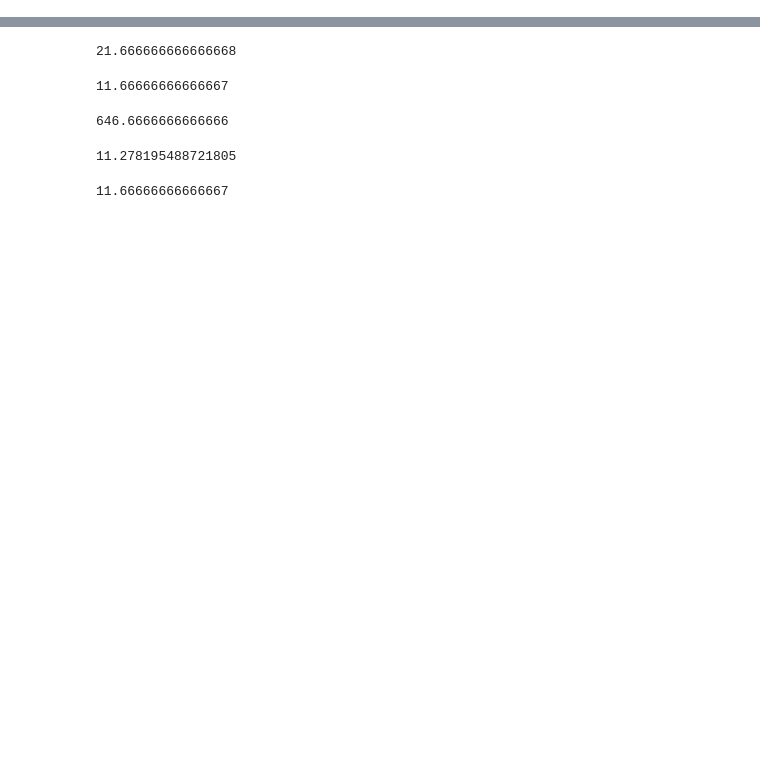
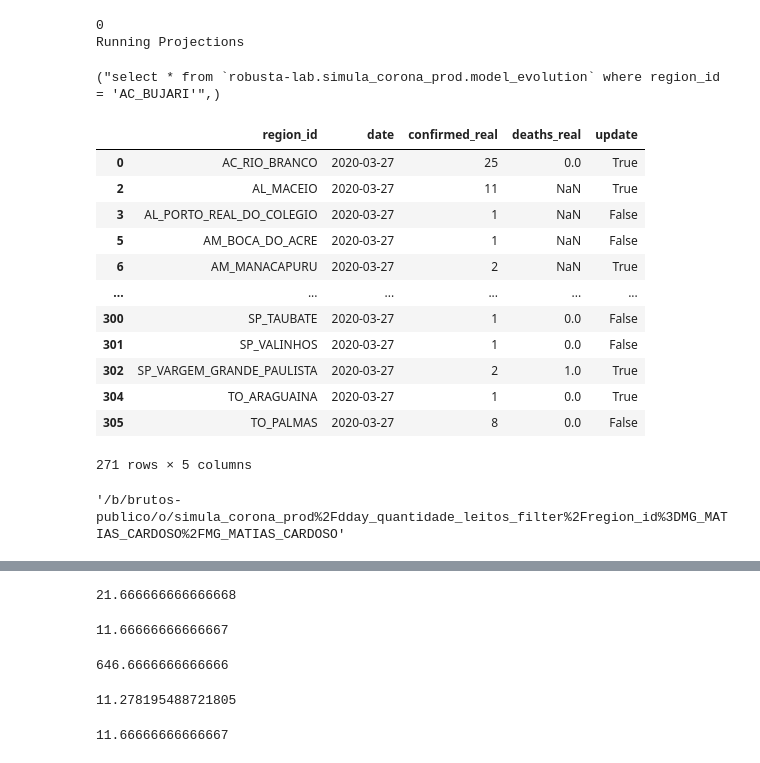
Before and after one commit to JoaoCarabetta/SimulaCovid, a Jupyter notebook: notebooks/sequential_model.ipynb, the cells around one changed output, grey strips where cells are left out. Saved outputs shown, nothing was run; the diff lists cells and outputs as text; code cells hidden in the pictures; blank space fills up the shorter version.

```diff
--- a/notebooks/sequential_model.ipynb
+++ b/notebooks/sequential_model.ipynb
@@ -203,0 +343,20 @@ with Pool(n_processes) as p:
+# %%
+for i, r in enumerate(break_list_in_chuncks(region_ids, 1000)):
+    print(i)
+    start_time = time.time()
+
+    for i in range(3):
+        try:
+            print('Running Projections')
+            run_projections(df, r, config)
+
+            print('Calculating Limits')
+            run_limits(r, config)
+        except:
+            print('retrying')
+            continue
+
+    print("--- %s seconds ---" % (time.time() - start_time))
+# %% [output]
+0
+Running Projections
@@ -203,0 +373,4 @@ with Pool(n_processes) as p:
+# %%
+f"select * from `{table}` where region_id = '{region_id}'",
+# %% [output]
+("select * from `robusta-lab.simula_corona_prod.model_evolution` where region_id = 'AC_BUJARI'",)
@@ -203,0 +379,16 @@ with Pool(n_processes) as p:
+# %%
+clean_data.treat_brasilio(a)
+# %% [output]
+|  | region_id | date | confirmed_real | deaths_real | update |
+| 0 | AC_RIO_BRANCO | 2020-03-27 | 25 | 0.0 | True |
+| 2 | AL_MACEIO | 2020-03-27 | 11 | NaN | True |
+| 3 | AL_PORTO_REAL_DO_COLEGIO | 2020-03-27 | 1 | NaN | False |
+| 5 | AM_BOCA_DO_ACRE | 2020-03-27 | 1 | NaN | False |
+| 6 | AM_MANACAPURU | 2020-03-27 | 2 | NaN | True |
+| ... | ... | ... | ... | ... | ... |
+| 300 | SP_TAUBATE | 2020-03-27 | 1 | 0.0 | False |
+| 301 | SP_VALINHOS | 2020-03-27 | 1 | 0.0 | False |
+| 302 | SP_VARGEM_GRANDE_PAULISTA | 2020-03-27 | 2 | 1.0 | True |
+| 304 | TO_ARAGUAINA | 2020-03-27 | 1 | 0.0 | True |
+| 305 | TO_PALMAS | 2020-03-27 | 8 | 0.0 | False |
+271 rows × 5 columns
@@ -203,0 +411,4 @@ with Pool(n_processes) as p:
+# %%
+l.path
+# %% [output]
+'/b/brutos-publico/o/simula_corona_prod%2Fdday_quantidade_leitos_filter%2Fregion_id%3DMG_MATIAS_CARDOSO%2FMG_MATIAS_CARDOSO'
```
Also changed, not shown: parts of 43 cells of this notebook, 17 other files.
